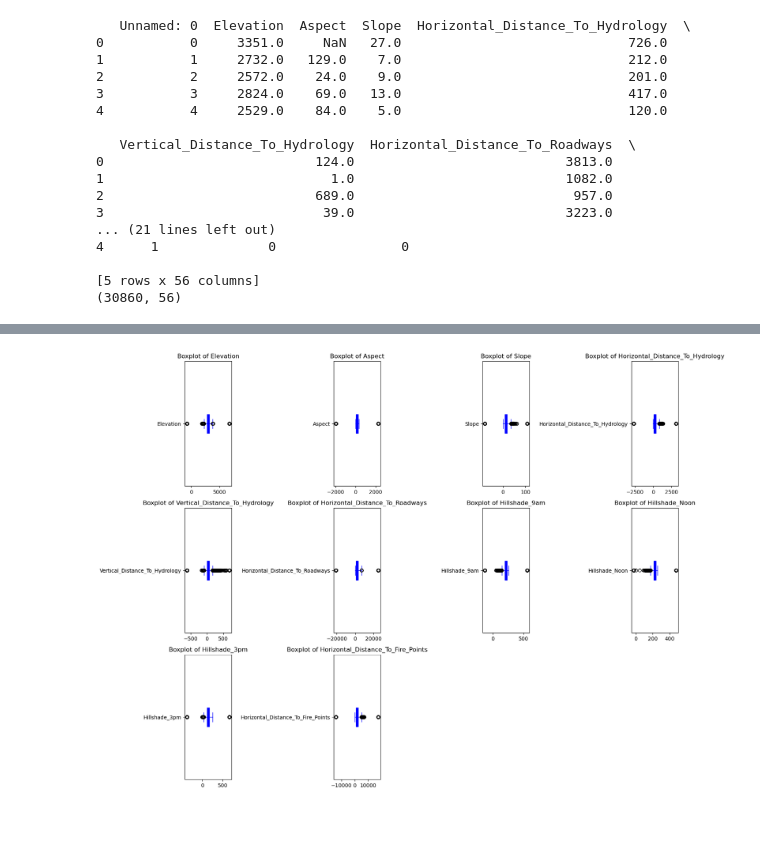
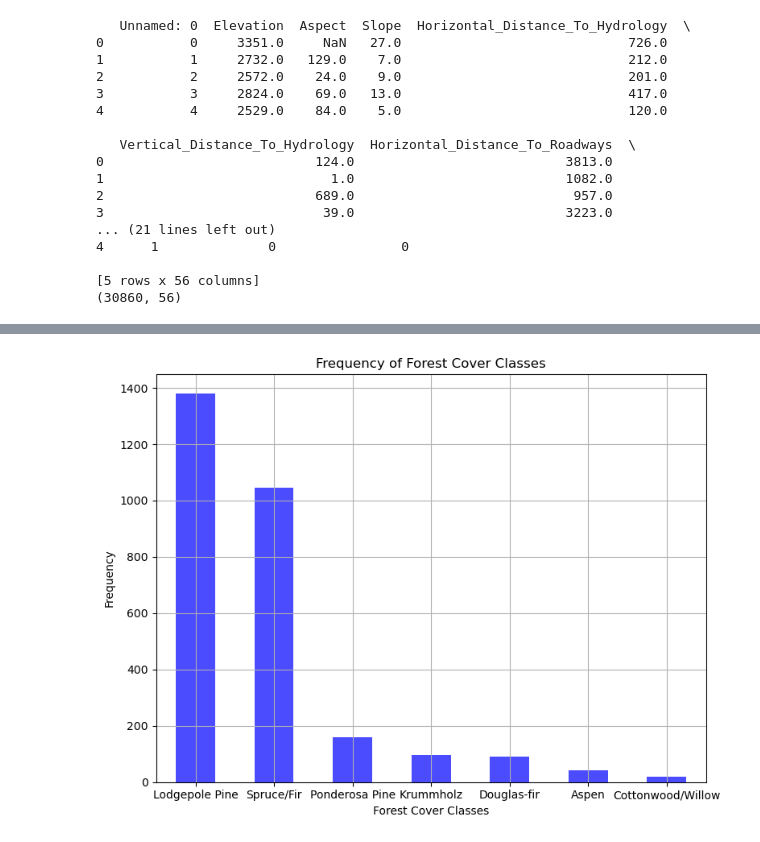
Before and after one commit to bonaparte233/COMP5310_Group50_A1, a Jupyter notebook: fzhu0880/fzhu0880_A1_Code.ipynb, the cells around one changed output, grey strips where cells are left out. Saved outputs shown, nothing was run; the diff lists cells and outputs as text; code cells hidden in the pictures.

```diff
--- a/fzhu0880/fzhu0880_A1_Code.ipynb
+++ b/fzhu0880/fzhu0880_A1_Code.ipynb
@@ -86,21 +87,18 @@ plt.show()
 # %%
-plt.figure(figsize=(16, 12))
-for i, column in enumerate(columns_to_plot, 1):
-    plt.subplot(3, 4, i)
-    df_cleaned[column].plot(kind='box', vert=False, color='blue', patch_artist=True)
-    plt.title(f'Boxplot of {column}', fontsize=12)
-plt.tight_layout()
-plt.show()
+for col in columns_of_interest:
+    if df_cleaned[col].isnull().sum() > 0:
+        mode_val = df_cleaned[col].mode()[0]
+        df_cleaned[col].fillna(mode_val, inplace=True)
-# %% [output]
-[figure, removed]
 # %%
-# Clear negative values in non-negative features
-non_negative_cols = [
-    'Horizontal_Distance_To_Hydrology',
-    'Vertical_Distance_To_Hydrology',
-    'Horizontal_Distance_To_Roadways',
-    'Horizontal_Distance_To_Fire_Points'
-]
-for col in non_negative_cols:
-    df_cleaned = df_cleaned[df_cleaned[col] >= 0]
+plt.figure(figsize=(8, 6))  # Plot the frequency histogram of Forest_Cover
+df_cleaned['Forest_Cover'].value_counts().plot(kind='bar', color='blue', alpha=0.7)
+plt.grid(True)
+plt.title('Frequency of Forest Cover Classes')
+plt.xlabel('Forest Cover Classes')
+plt.ylabel('Frequency')
+plt.xticks(rotation=0)
+plt.tight_layout()
+plt.show()
+# %% [output]
+[figure, added]
 # %%
```
Also changed, not shown: parts of 6 cells of this notebook, 1 other file.
